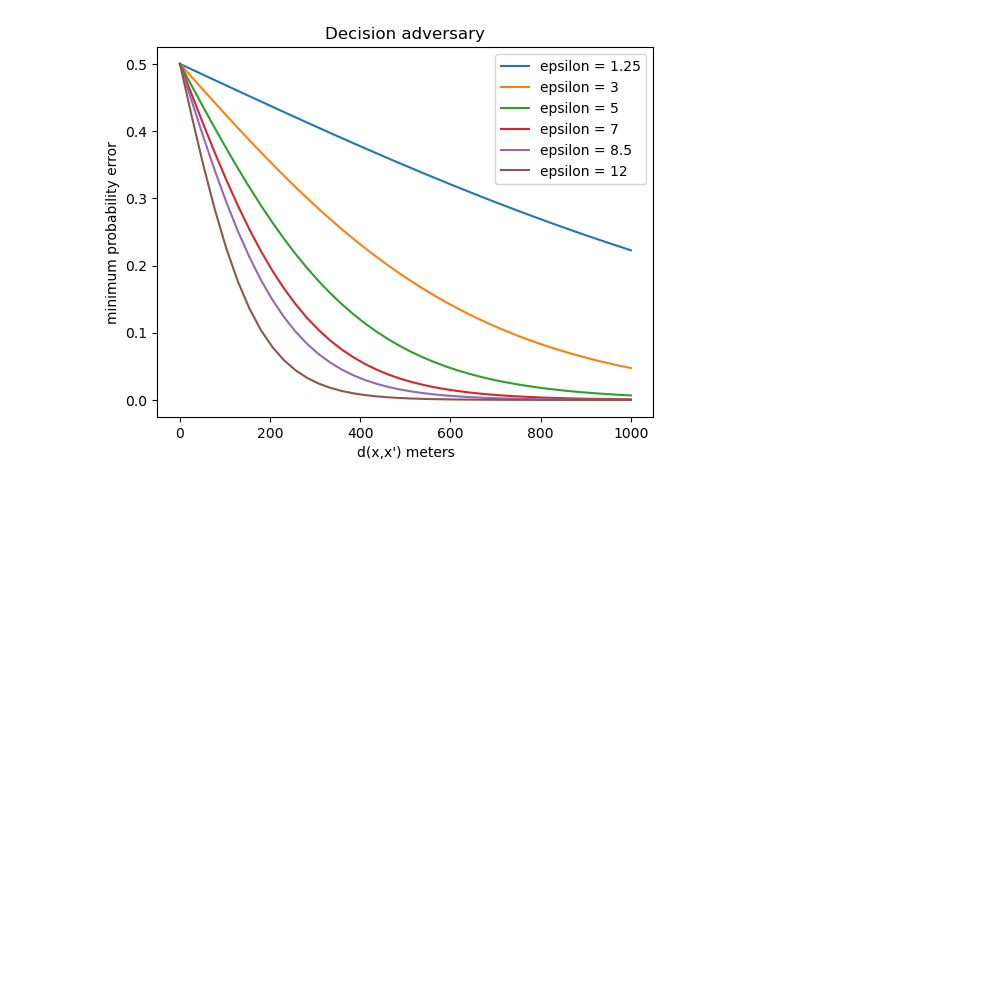
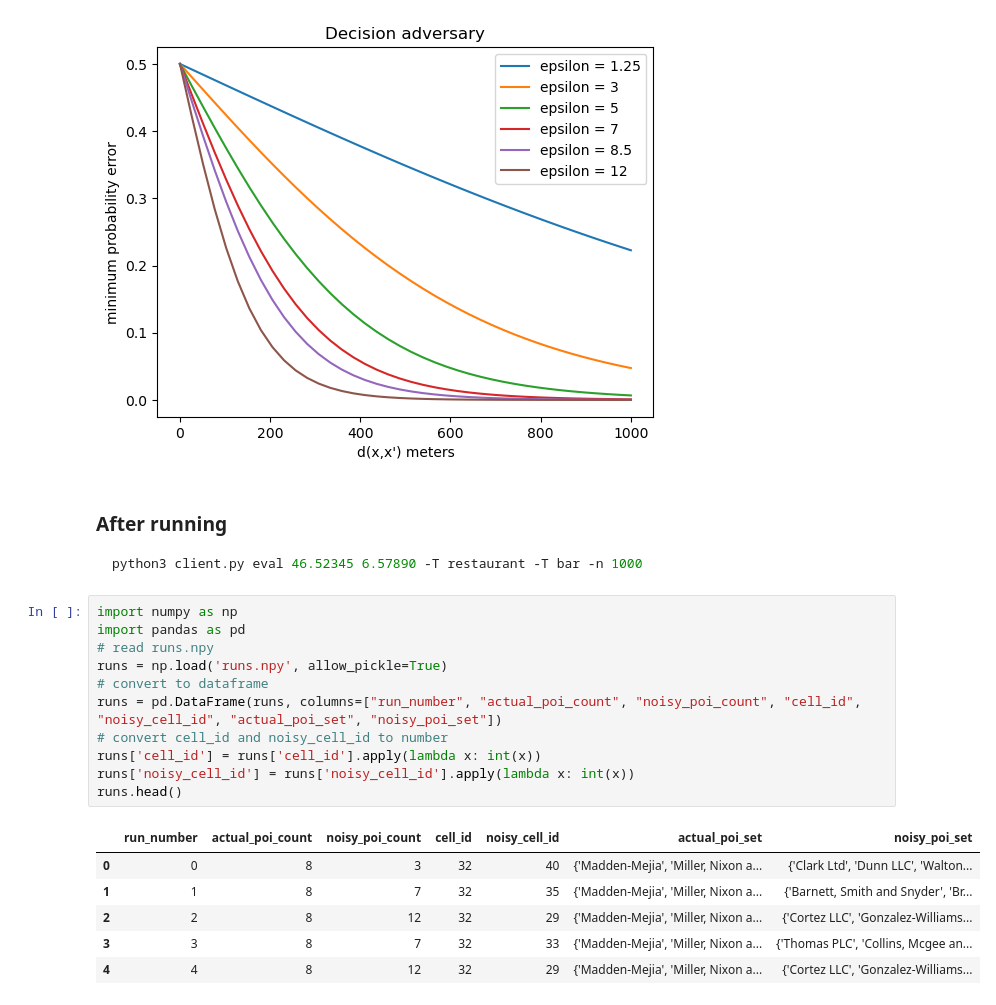
Before and after one commit to aybarsyazici/EPFL-CS523-Project-1, a Jupyter notebook: secretstroll/part2/privacy-evaluation.ipynb, the cells around one changed output. Drawn from its saved outputs; the diff is of its cells as text; blank space fills up the shorter version.

````diff
--- a/secretstroll/part2/privacy-evaluation.ipynb
+++ b/secretstroll/part2/privacy-evaluation.ipynb
@@ -960,3 +960,26 @@ plt.show()
 plt.close()
 # %% [output]
 [figure]
+# %% [markdown]
+### After running
+```bash
+python3 client.py eval 46.52345 6.57890 -T restaurant -T bar -n 1000
+```
+# %%
+import numpy as np
+import pandas as pd
+# read runs.npy
+runs = np.load('runs.npy', allow_pickle=True)
+# convert to dataframe
+runs = pd.DataFrame(runs, columns=["run_number", "actual_poi_count", "noisy_poi_count", "cell_id", "noisy_cell_id", "actual_poi_set", "noisy_poi_set"])
+# convert cell_id and noisy_cell_id to number
+runs['cell_id'] = runs['cell_id'].apply(lambda x: int(x))
+runs['noisy_cell_id'] = runs['noisy_cell_id'].apply(lambda x: int(x))
+runs.head()
+# %% [output]
+|  | run_number | actual_poi_count | noisy_poi_count | cell_id | noisy_cell_id | actual_poi_set | noisy_poi_set |
+| 0 | 0 | 8 | 3 | 32 | 40 | {'Madden-Mejia', 'Miller, Nixon a... | {'Clark Ltd', 'Dunn LLC', 'Walton... |
+| 1 | 1 | 8 | 7 | 32 | 35 | {'Madden-Mejia', 'Miller, Nixon a... | {'Barnett, Smith and Snyder', 'Br... |
+| 2 | 2 | 8 | 12 | 32 | 29 | {'Madden-Mejia', 'Miller, Nixon a... | {'Cortez LLC', 'Gonzalez-Williams... |
+| 3 | 3 | 8 | 7 | 32 | 33 | {'Madden-Mejia', 'Miller, Nixon a... | {'Thomas PLC', 'Collins, Mcgee an... |
+| 4 | 4 | 8 | 12 | 32 | 29 | {'Madden-Mejia', 'Miller, Nixon a... | {'Cortez LLC', 'Gonzalez-Williams... |
````
Also changed, not shown: parts of 5 cells of this notebook, 57 other files.
